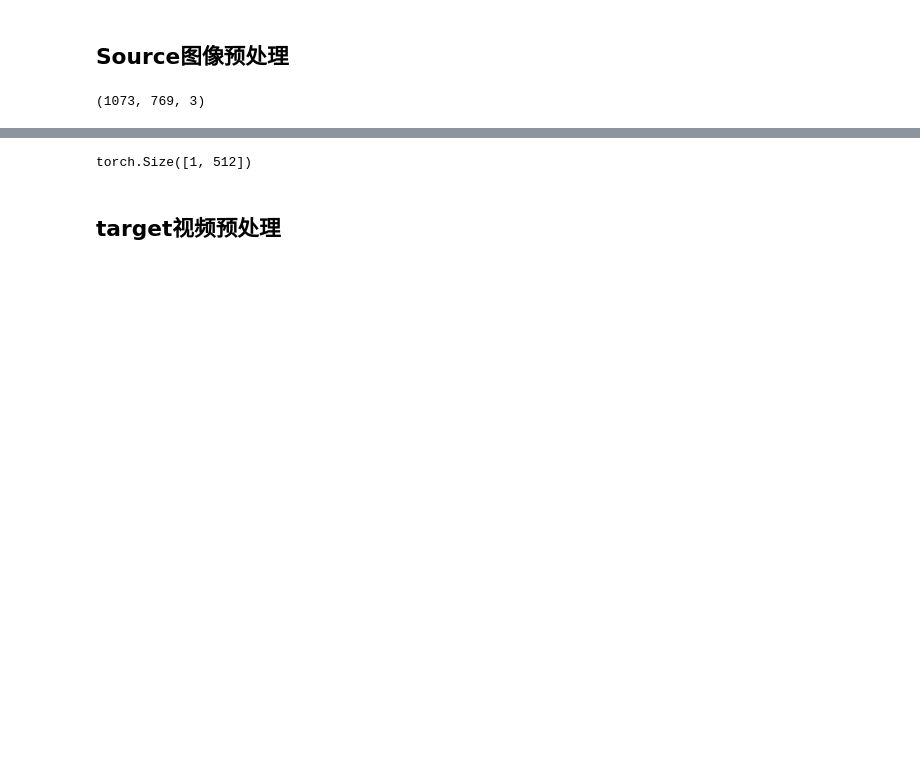
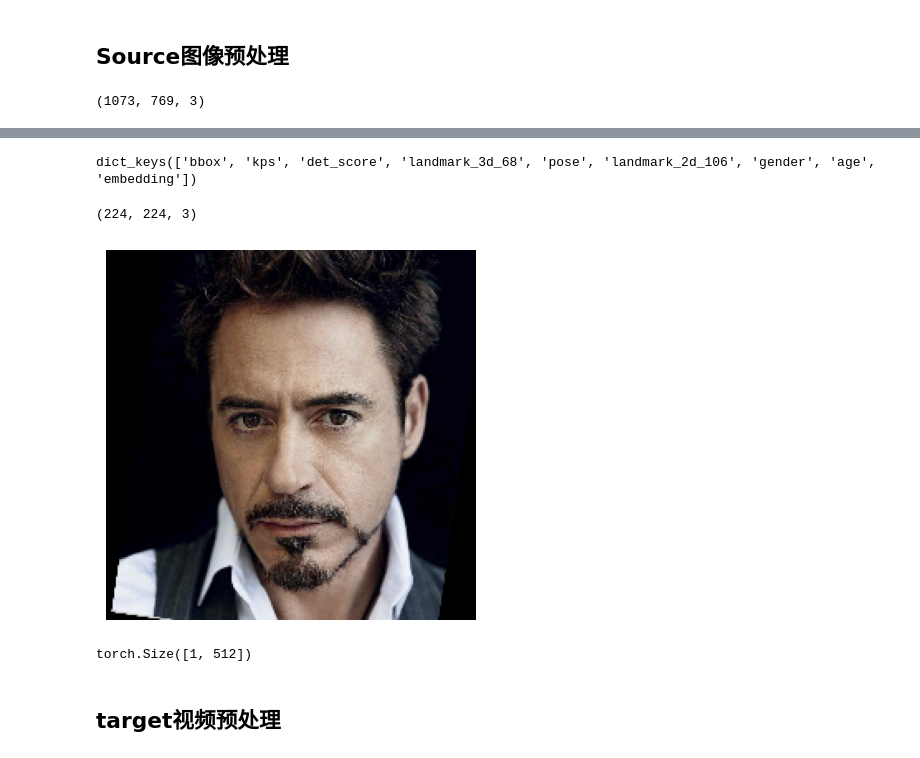
Before and after one commit to JethroChow/SimSwap, a Jupyter notebook: dev.ipynb, the cells around one changed output, grey strips where cells are left out. Saved outputs shown, nothing was run; the diff lists cells and outputs as text; code cells hidden in the pictures; blank space fills up the shorter version.

```diff
--- a/dev.ipynb
+++ b/dev.ipynb
@@ -109,10 +108,26 @@ To use the future default and silence this warning we advise to pass `rcond=None
 # %%
 det_result = app.get(source_image, crop_size)
+# %%
+det_result[0].keys()
+# %% [output]
+dict_keys(['bbox', 'kps', 'det_score', 'landmark_3d_68', 'pose', 'landmark_2d_106', 'gender', 'age', 'embedding'])
 # %%
 from util import face_align_ffhqandnewarc as face_align
 # %%
 source_M, _ = face_align.estimate_norm(det_result[0]["kps"], crop_size)
 source_crop_align_image = cv2.warpAffine(source_image, source_M, (crop_size, crop_size), borderValue=0.0)
+# %%
+source_crop_align_image.shape
+# %% [output]
+(224, 224, 3)
+# %%
+source_crop_align_image_rgb = cv2.cvtColor(source_crop_align_image, cv2.COLOR_BGR2RGB)
+
+plt.imshow(source_crop_align_image_rgb)
+plt.axis('off')
+plt.show()
+# %% [output]
+[figure, added]
 # %%
 source_crop_align_image_pil = Image.fromarray(cv2.cvtColor(source_crop_align_image, cv2.COLOR_BGR2RGB))
 # %%
```
Also changed, not shown: parts of 10 cells of this notebook, 1 other file.
